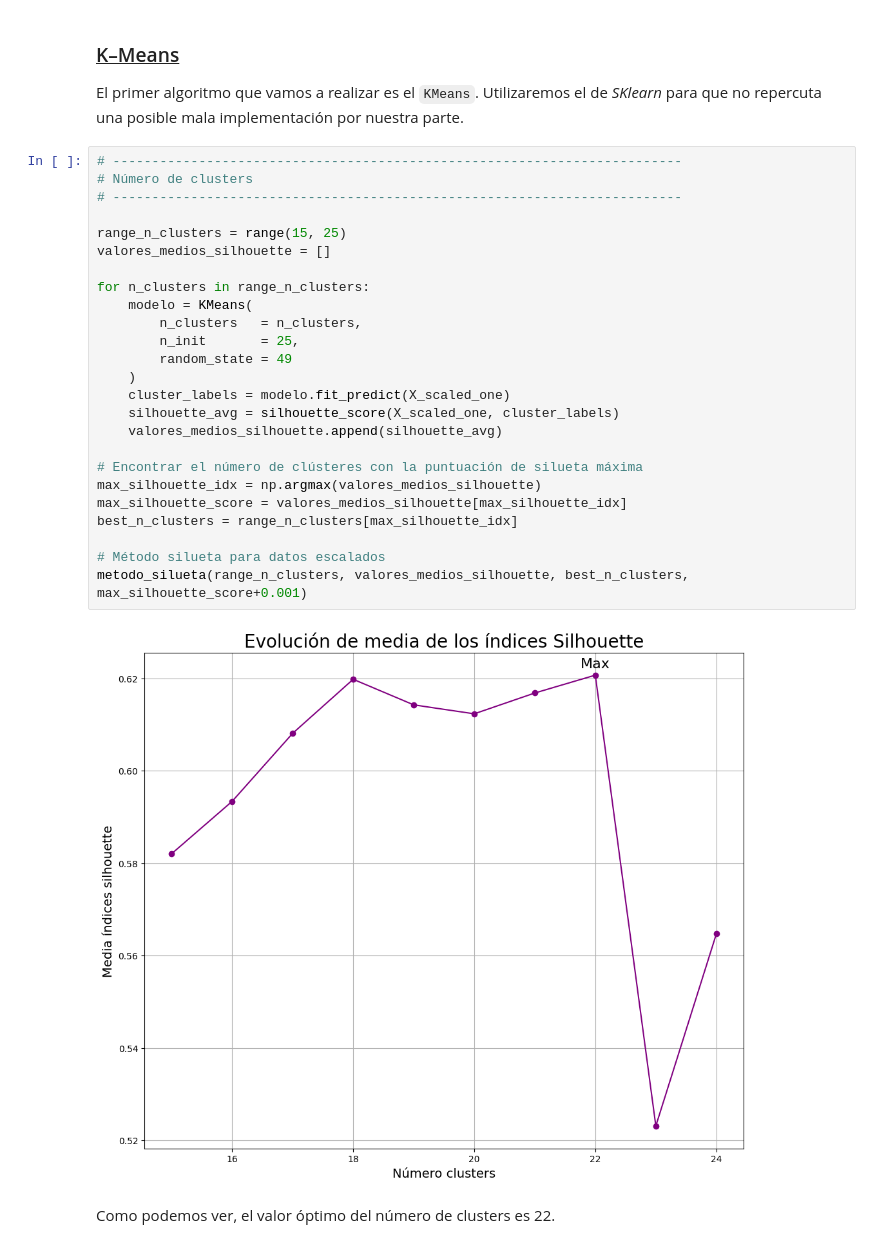
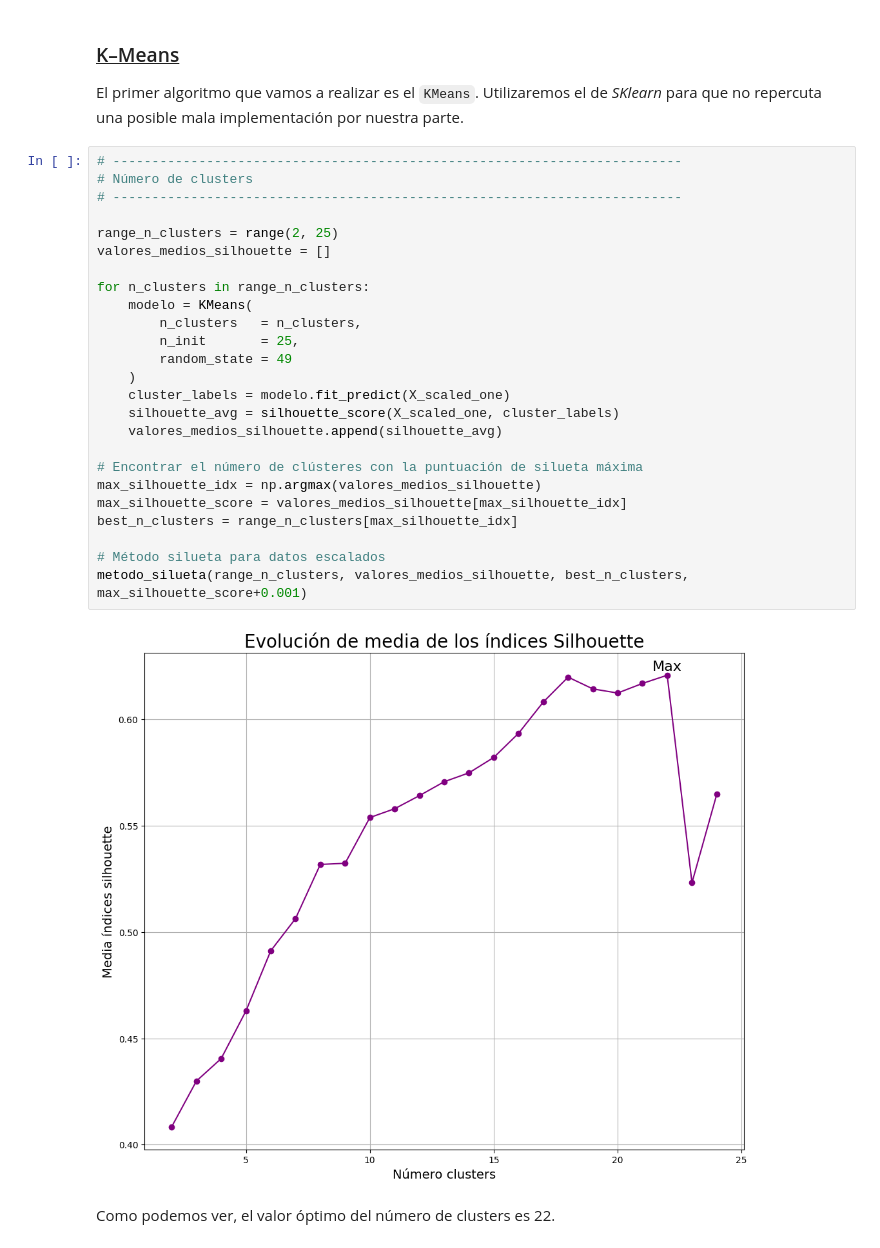
Before and after one commit to celiiaaa/Star_Classification_Clustering, a Jupyter notebook: main.ipynb, the cells around one changed output. Drawn from its saved outputs; the diff is of its cells as text.

```diff
--- a/main.ipynb
+++ b/main.ipynb
@@ -397,30 +434,30 @@ El primer algoritmo que vamos a realizar es el `KMeans`. Utilizaremos el de *SKl
 # %%
 # -------------------------------------------------------------------------
 # Número de clusters
 # -------------------------------------------------------------------------
 
-range_n_clusters = range(15, 25)
+range_n_clusters = range(2, 25)
 valores_medios_silhouette = []
 
 for n_clusters in range_n_clusters:
     modelo = KMeans(
         n_clusters   = n_clusters,
         n_init       = 25,
         random_state = 49
     )
     cluster_labels = modelo.fit_predict(X_scaled_one)
     silhouette_avg = silhouette_score(X_scaled_one, cluster_labels)
     valores_medios_silhouette.append(silhouette_avg)
 
 # Encontrar el número de clústeres con la puntuación de silueta máxima
 max_silhouette_idx = np.argmax(valores_medios_silhouette)
 max_silhouette_score = valores_medios_silhouette[max_silhouette_idx]
 best_n_clusters = range_n_clusters[max_silhouette_idx]
 
 # Método silueta para datos escalados
 metodo_silueta(range_n_clusters, valores_medios_silhouette, best_n_clusters, max_silhouette_score+0.001)
 # %% [output]
-[figure, old version]
+[figure, new version]
 # %% [markdown]
 Como podemos ver, el valor óptimo del número de clusters es 22.
 # %%
```
Also changed, not shown: parts of 16 cells of this notebook.
